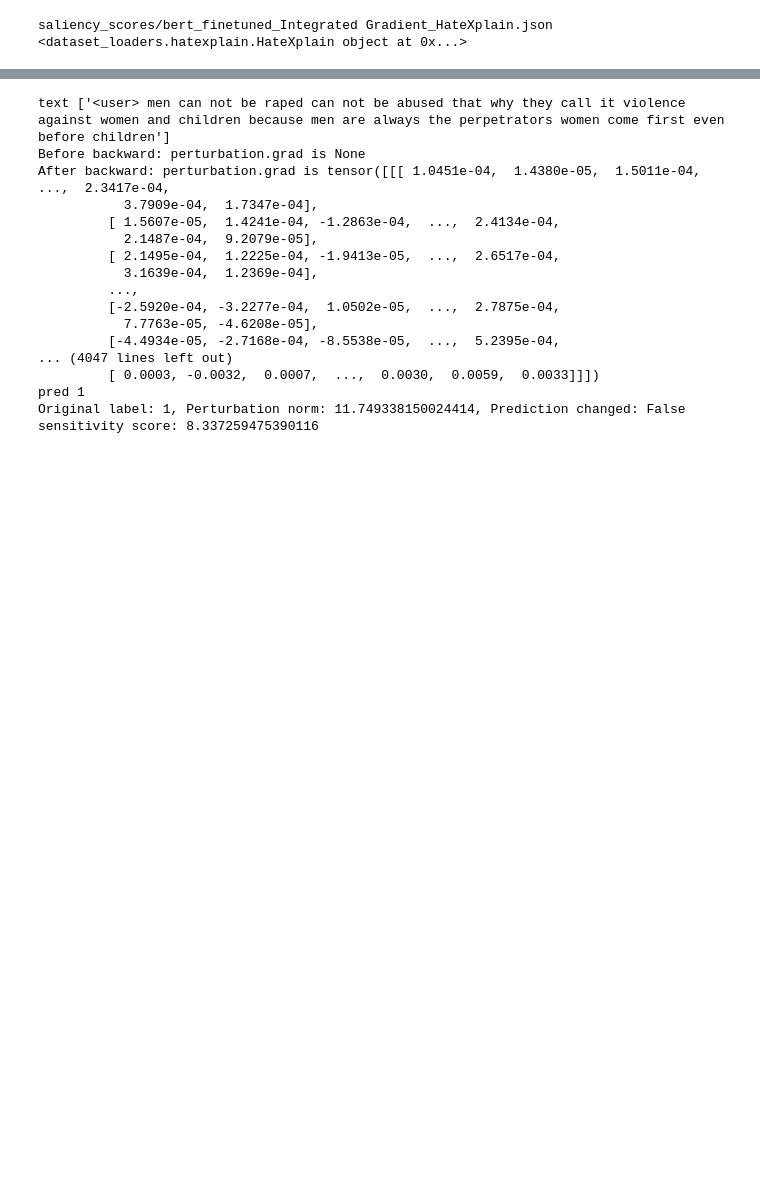
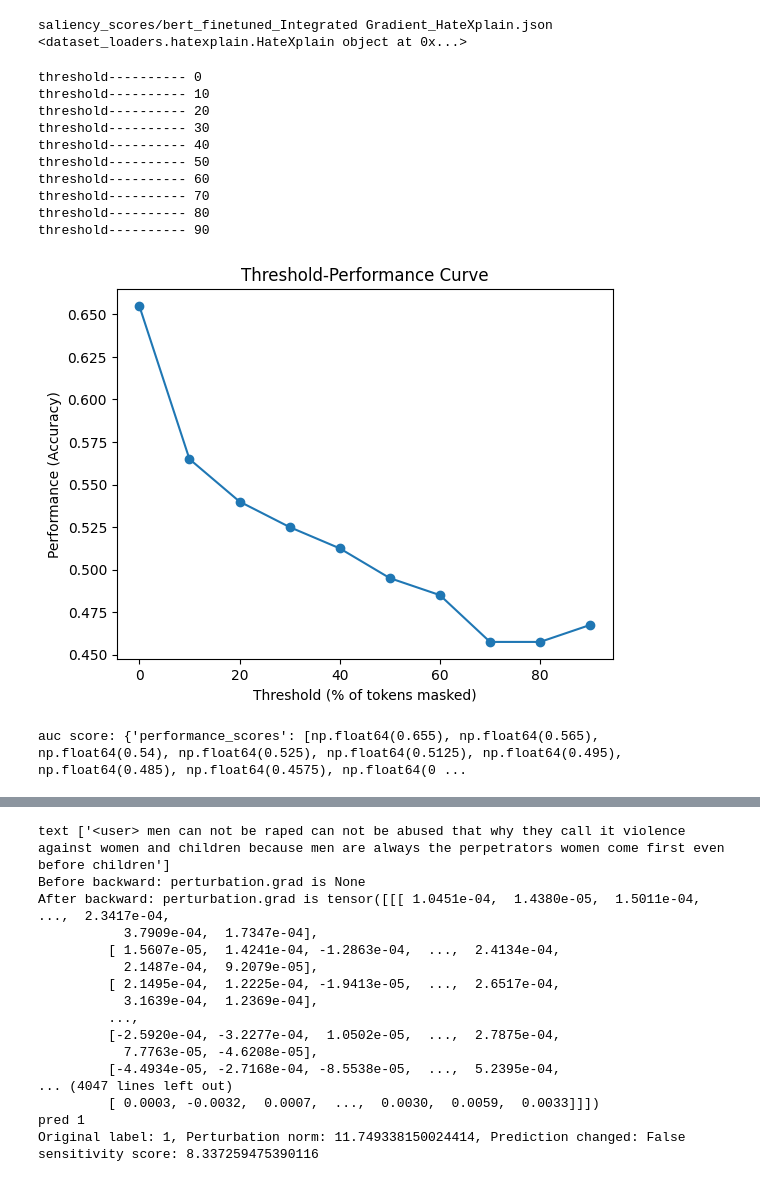
Before and after one commit to kafaite24/Thesis, a Jupyter notebook: testing.ipynb, the cells around one changed output, grey strips where cells are left out. Drawn from its saved outputs; the diff is of its cells as text; code cells hidden in the pictures; blank space fills up the shorter version.

```diff
--- a/testing.ipynb
+++ b/testing.ipynb
@@ -129,3 +140,22 @@ saliency_scores/bert_finetuned_Integrated Gradient_HateXplain.json
 from evaluators.FAD import compute_all_fad
 fad_score = compute_all_fad(dataset,model, tokenizer, scores)
 print(f"FAD score: {fad_score}")
+# %%
+from evaluators.faithfulness_auc import compute_faithfulness_auc
+
+thresholds= [0,10,20,30,40,50,60,70,80,90]
+auc_score = compute_faithfulness_auc(model, tokenizer, scores,thresholds )
+print(f"auc score: {auc_score}")
+# %% [output]
+threshold---------- 0
+threshold---------- 10
+threshold---------- 20
+threshold---------- 30
+threshold---------- 40
+threshold---------- 50
+threshold---------- 60
+threshold---------- 70
+threshold---------- 80
+threshold---------- 90
+[figure, added]
+auc score: {'performance_scores': [np.float64(0.655), np.float64(0.565), np.float64(0.54), np.float64(0.525), np.float64(0.5125), np.float64(0.495), np.float64(0.485), np.float64(0.4575), np.float64(0 ...
```
Also changed, not shown: parts of 9 cells of this notebook, 17 other files.
